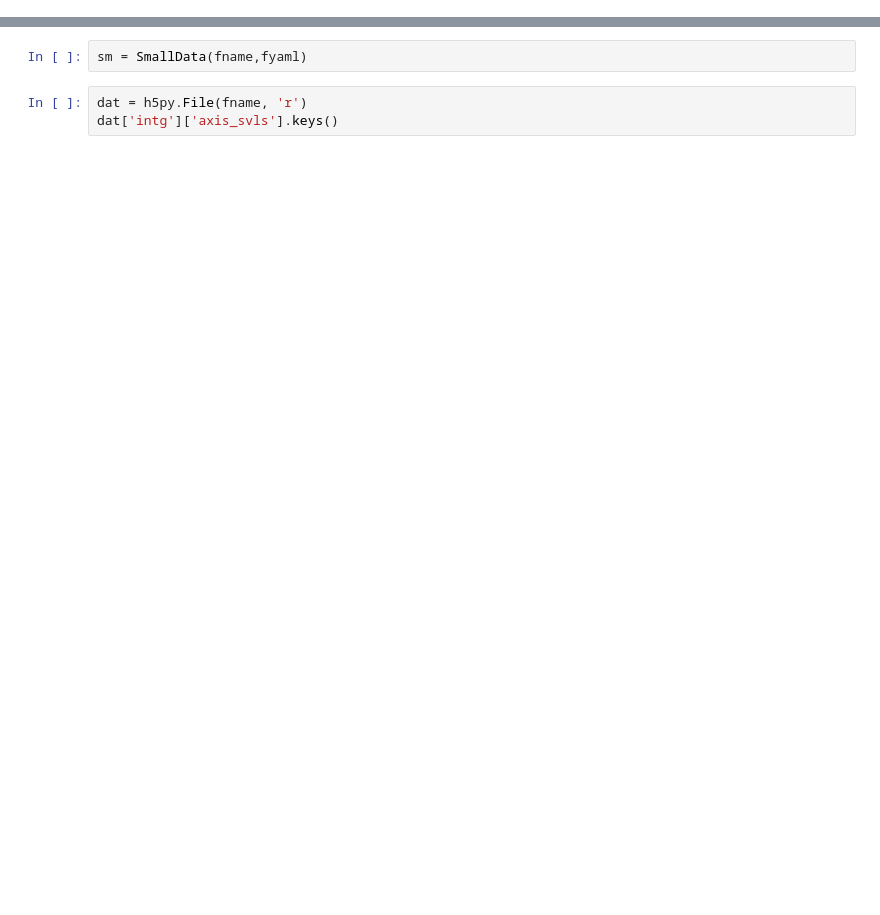
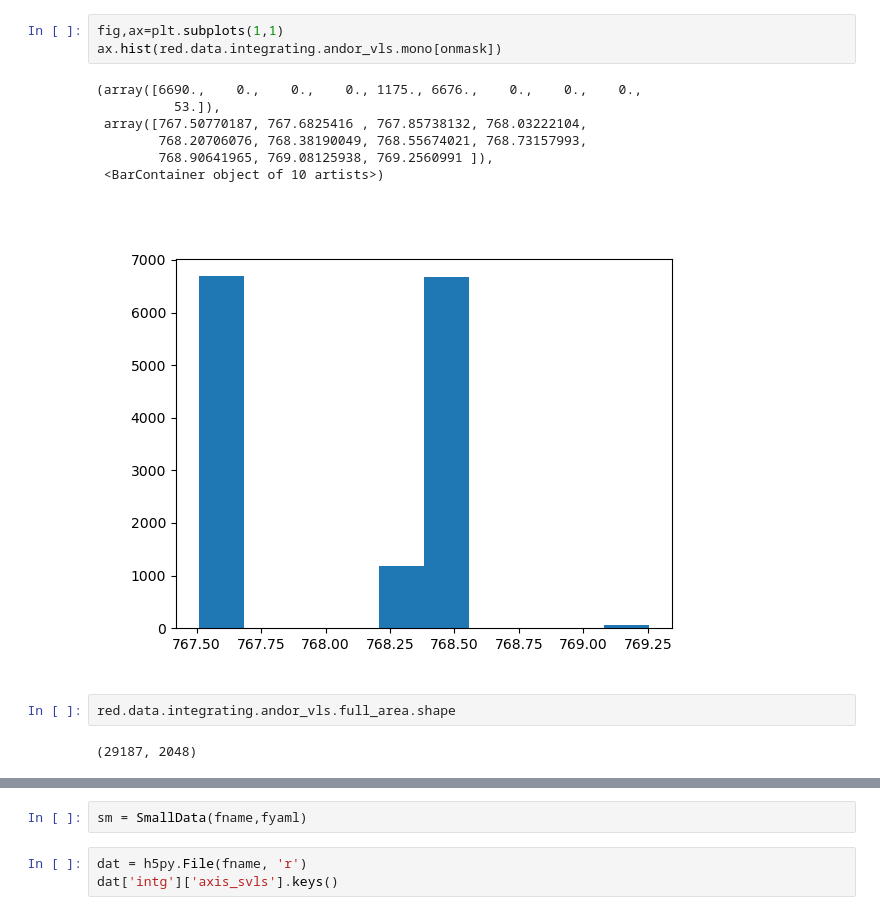
Before and after one commit to AmkeNimm/DataAcceleratorChemRIXS, a Jupyter notebook: jupyter_notebook/test.ipynb, the cells around one changed output, grey strips where cells are left out. Drawn from its saved outputs; the diff is of its cells as text; blank space fills up the shorter version.

```diff
--- a/jupyter_notebook/test.ipynb
+++ b/jupyter_notebook/test.ipynb
@@ -58,3 +83,18 @@ np.sum(red.andor_vls_off)
+# %%
+fig,ax=plt.subplots(1,1)
+ax.hist(red.data.integrating.andor_vls.mono[onmask])
+# %% [output]
+(array([6690.,    0.,    0.,    0., 1175., 6676.,    0.,    0.,    0.,
+          53.]),
+ array([767.50770187, 767.6825416 , 767.85738132, 768.03222104,
+        768.20706076, 768.38190049, 768.55674021, 768.73157993,
+        768.90641965, 769.08125938, 769.2560991 ]),
+ <BarContainer object of 10 artists>)
+[figure, added]
+# %%
+red.data.integrating.andor_vls.full_area.shape
+# %% [output]
+(29187, 2048)
 # %%
 fig,ax=plt.subplots(1,1)
 ax.plot(red.andor_vls_off)
```
Also changed, not shown: parts of 15 cells of this notebook, 4 other files.
